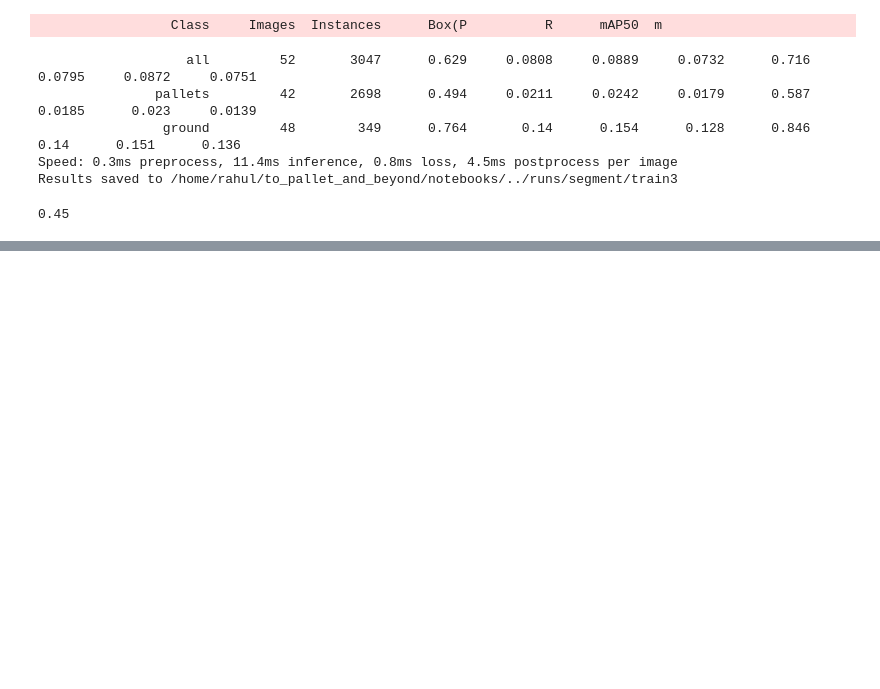
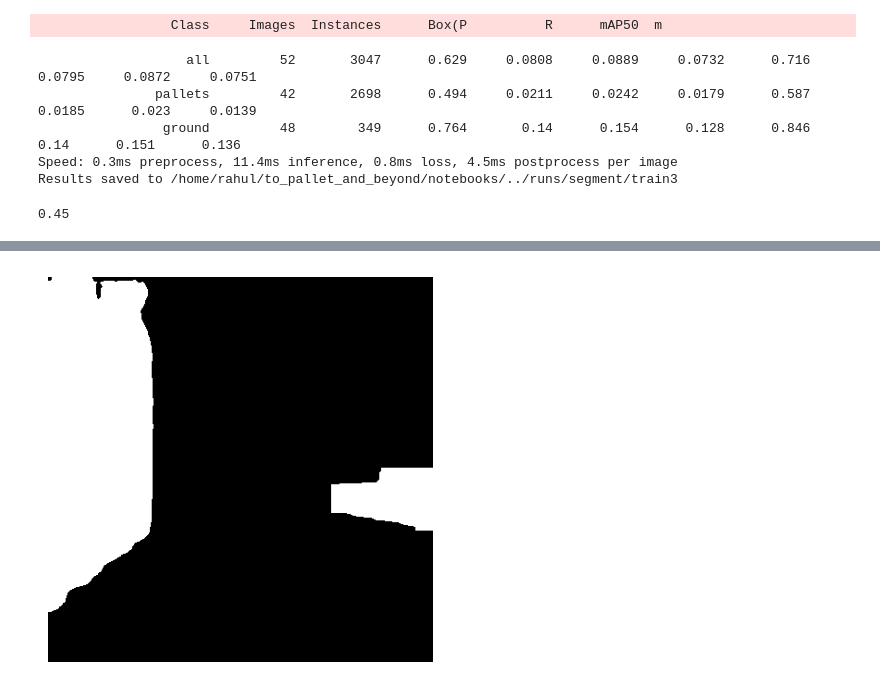
Before and after one commit to cruxbots/to_pallets_and_beyond, a Jupyter notebook: notebooks/training.ipynb, the cells around one changed output, grey strips where cells are left out. Cells and saved outputs as stored; diff of their text form; code cells hidden in the pictures; blank space fills up the shorter version.

```diff
--- a/notebooks/training.ipynb
+++ b/notebooks/training.ipynb
@@ -119,0 +169,4 @@ result_val.confusion_matrix.iou_thres
+# %%
+plt_show(pallete_mask)
+# %% [output]
+[figure, added]
```
Also changed, not shown: parts of 11 cells of this notebook, 6 other files.
